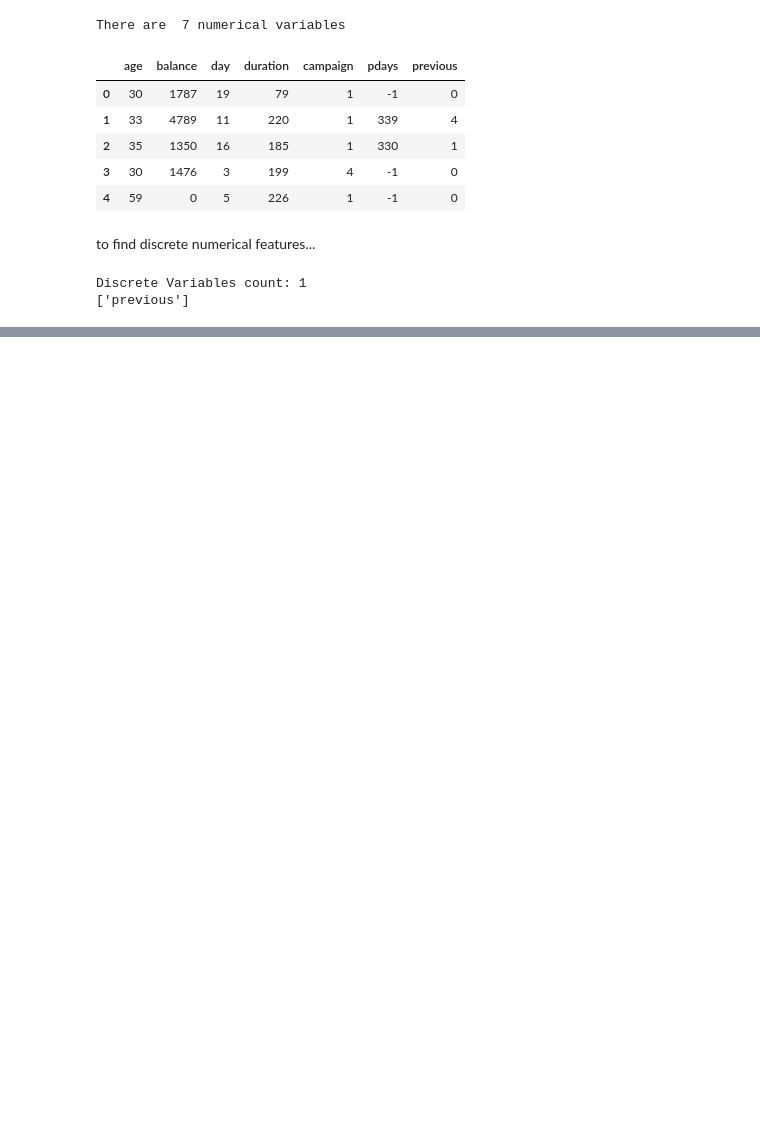
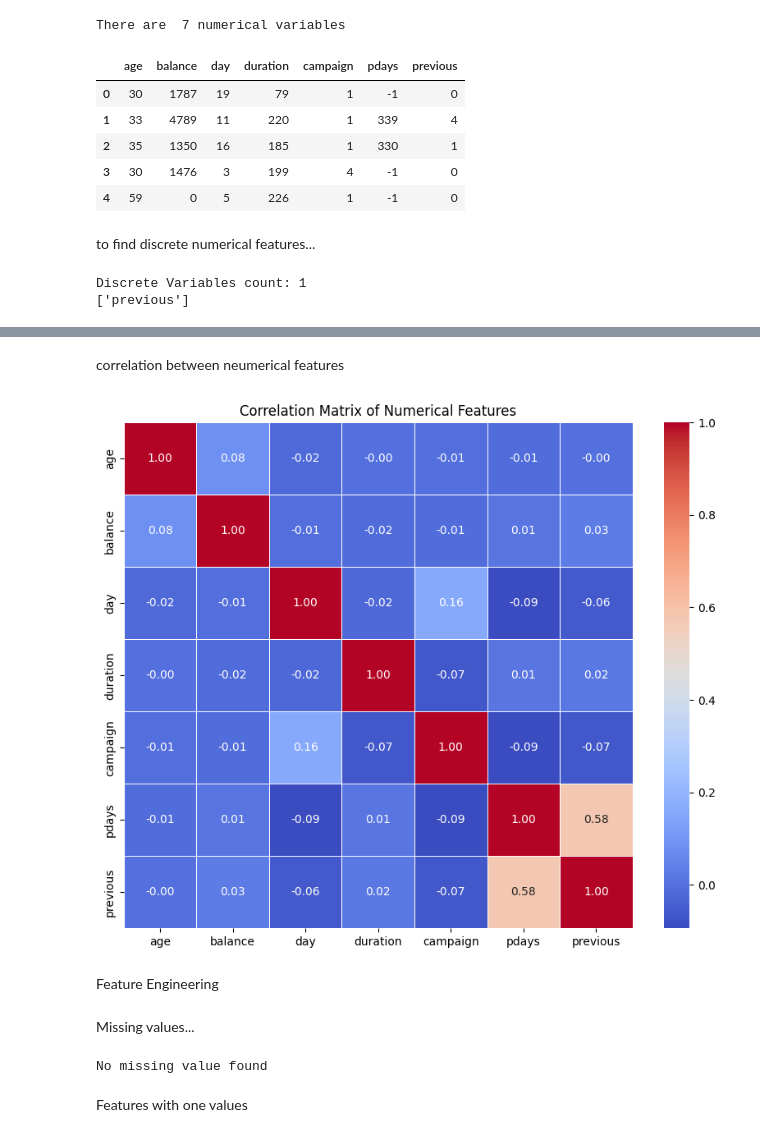
Before and after one commit to Deshan-Senanayake/Classification-ML-CW, a Jupyter notebook: Dataset preparation.ipynb, the cells around one changed output, grey strips where cells are left out. Drawn from its saved outputs; the diff is of its cells as text; code cells hidden in the pictures; blank space fills up the shorter version.

```diff
--- a/Dataset preparation.ipynb
+++ b/Dataset preparation.ipynb
@@ -204,0 +251,28 @@ Discrete Variables count: 1
+# %% [markdown]
+correlation between neumerical features
+# %%
+numerical_features = ["age", "balance", "day", "duration", "campaign", "pdays", "previous"]
+
+#correlation matrix
+correlation_matrix = df[numerical_features].corr()
+
+plt.figure(figsize=(10, 8))
+sns.heatmap(correlation_matrix, annot=True, cmap="coolwarm", fmt=".2f", linewidths=0.5)
+plt.title("Correlation Matrix of Numerical Features")
+plt.show()
+# %% [output]
+[figure, added]
+# %% [markdown]
+Feature Engineering
+# %% [markdown]
+Missing values...
+# %%
+features_na = [features for features in df.columns if df[features].isnull().sum() > 0]
+for feature in features_na:
+    print(feature, np.round(df[feature].isnull().mean(), 4),  ' % missing values')
+else:
+    print("No missing value found")
+# %% [output]
+No missing value found
+# %% [markdown]
+Features with one values
```
Also changed, not shown: parts of 7 cells of this notebook.
